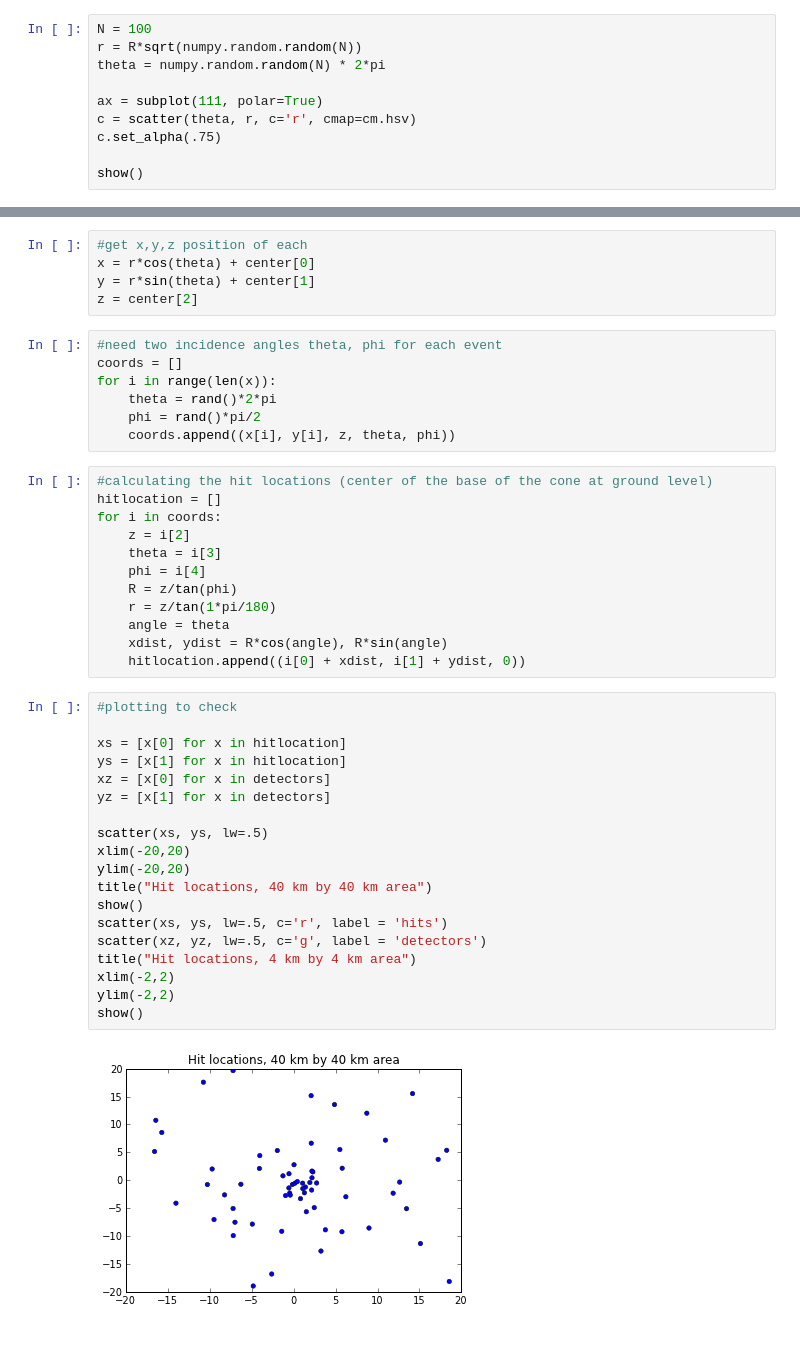
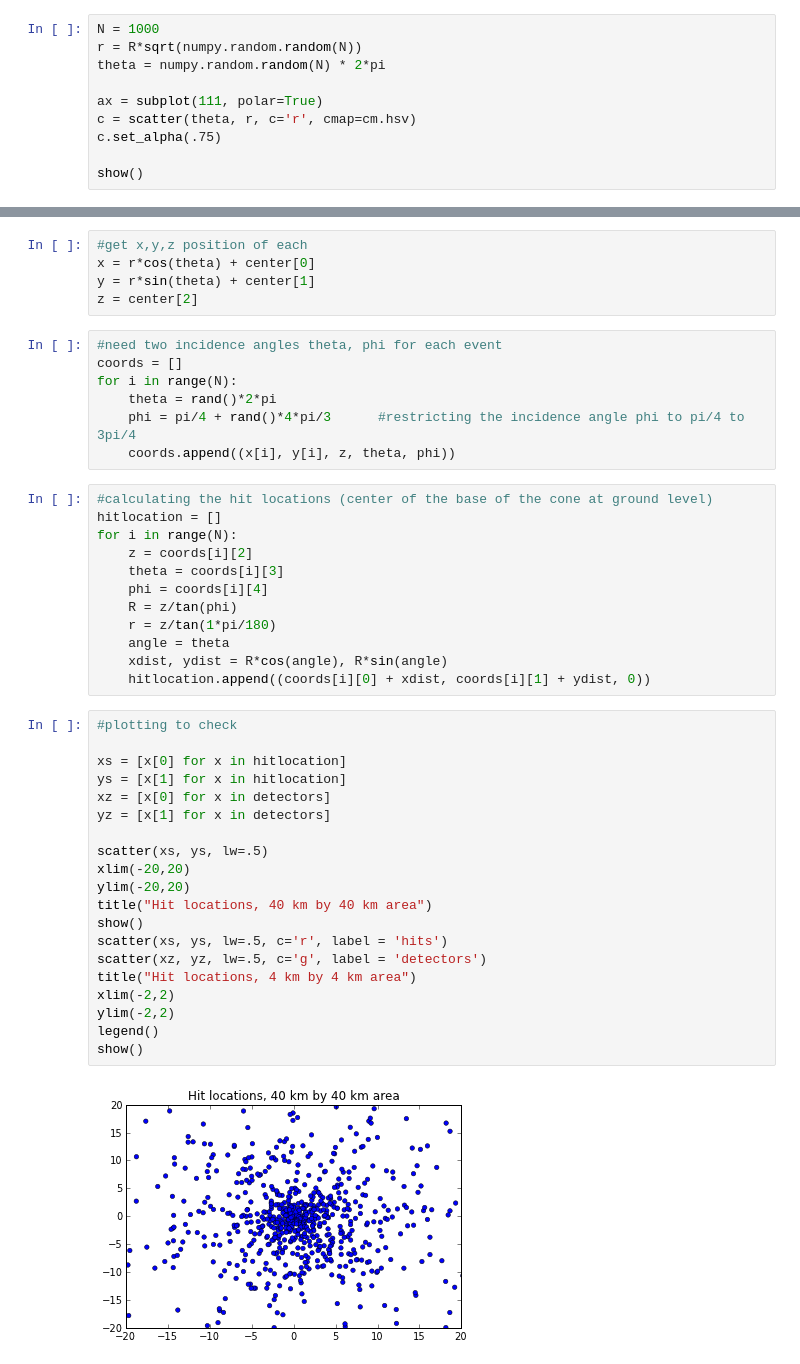
Before and after one commit to ssteeper/PHYS-202-13, a Jupyter notebook: Project/Project.ipynb, the cells around one changed output, grey strips where cells are left out. Cells and saved outputs as stored; diff of their text form.

```diff
--- a/Project/Project.ipynb
+++ b/Project/Project.ipynb
@@ -57,6 +53,6 @@ May 23
 Working on the random position and angle for the incoming cosmic particles.
 # %%
-N = 100
+N = 1000
 r = R*sqrt(numpy.random.random(N))
 theta = numpy.random.random(N) * 2*pi
 
@@ -77,40 +73,41 @@ z = center[2]
 # %%
 #need two incidence angles theta, phi for each event
 coords = []
-for i in range(len(x)):
+for i in range(N):
     theta = rand()*2*pi
-    phi = rand()*pi/2
+    phi = pi/4 + rand()*4*pi/3      #restricting the incidence angle phi to pi/4 to 3pi/4
     coords.append((x[i], y[i], z, theta, phi))
 # %%
 #calculating the hit locations (center of the base of the cone at ground level)
 hitlocation = []
-for i in coords:
-    z = i[2]
-    theta = i[3]
-    phi = i[4]
+for i in range(N):
+    z = coords[i][2]
+    theta = coords[i][3]
+    phi = coords[i][4]
     R = z/tan(phi)
     r = z/tan(1*pi/180)
     angle = theta
     xdist, ydist = R*cos(angle), R*sin(angle)
-    hitlocation.append((i[0] + xdist, i[1] + ydist, 0))
+    hitlocation.append((coords[i][0] + xdist, coords[i][1] + ydist, 0))
 # %%
 #plotting to check
 
 xs = [x[0] for x in hitlocation]
 ys = [x[1] for x in hitlocation]
 xz = [x[0] for x in detectors]
 yz = [x[1] for x in detectors]
 
 scatter(xs, ys, lw=.5)
 xlim(-20,20)
 ylim(-20,20)
 title("Hit locations, 40 km by 40 km area")
 show()
 scatter(xs, ys, lw=.5, c='r', label = 'hits')
 scatter(xz, yz, lw=.5, c='g', label = 'detectors')
 title("Hit locations, 4 km by 4 km area")
 xlim(-2,2)
 ylim(-2,2)
+legend()
 show()
 # %% [output]
-[figure, old version]
+[figure, new version]
```
Also changed, not shown: parts of 10 cells of this notebook, 1 other file.
